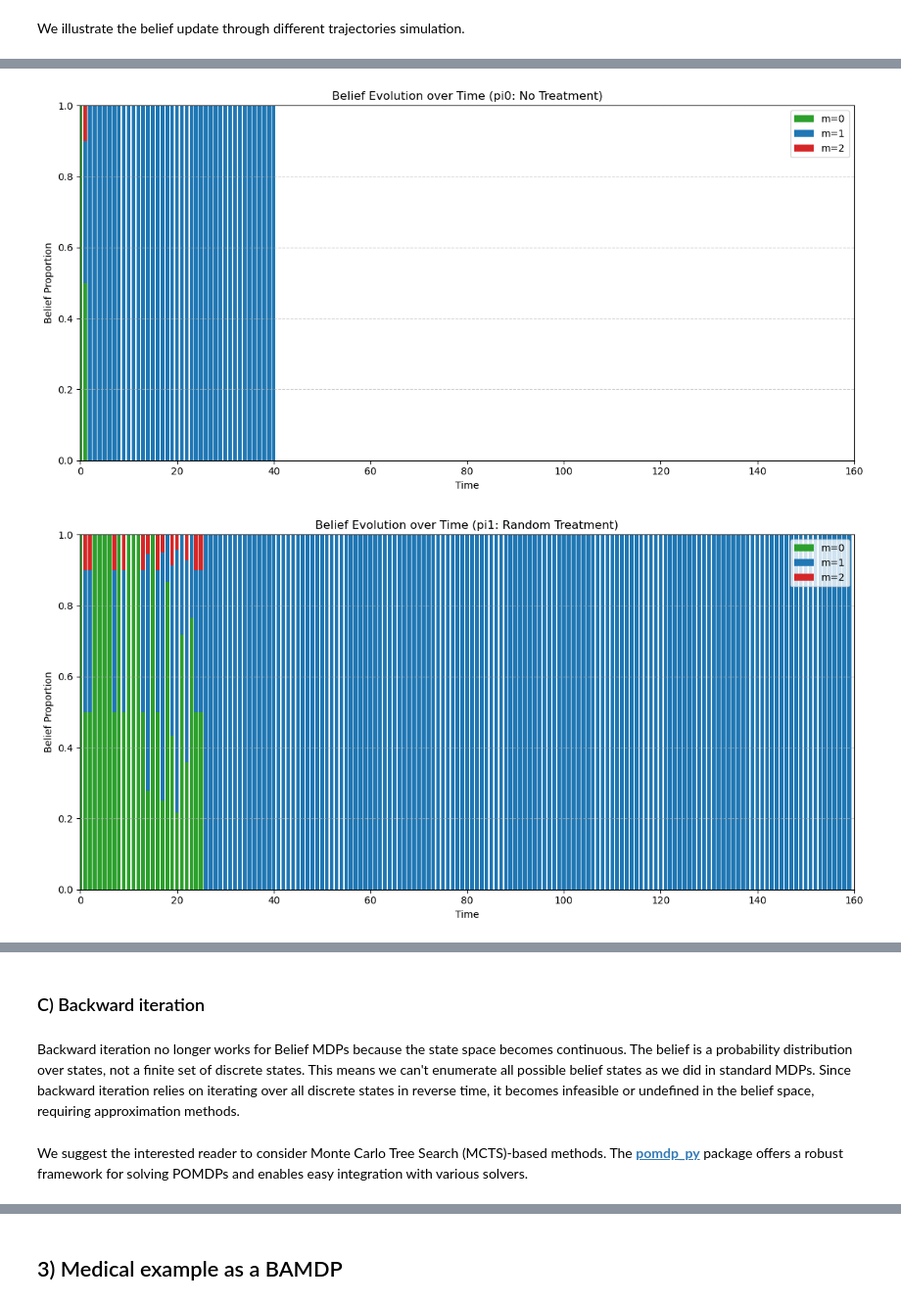
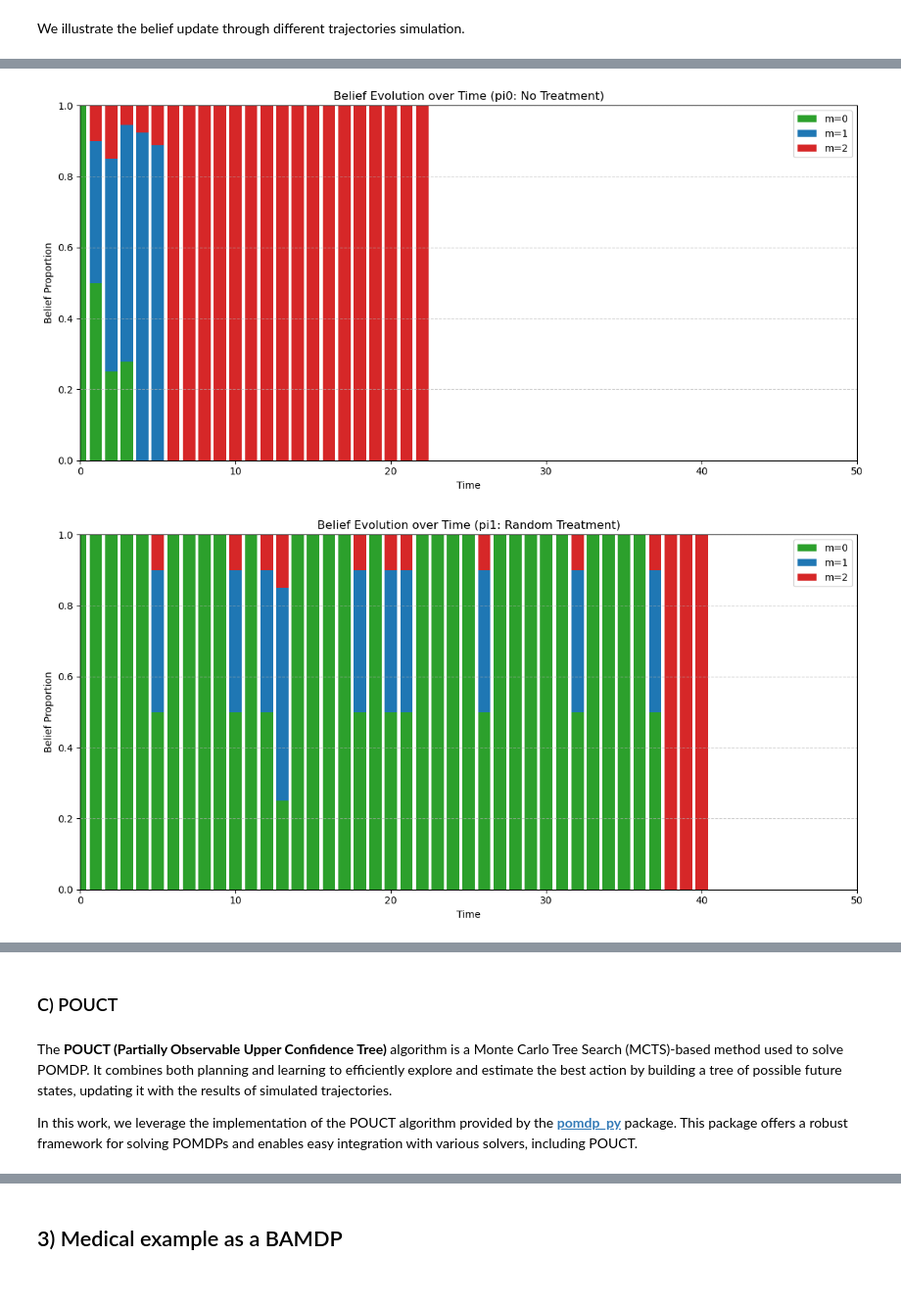
Before and after one commit to orlross/phd_notebook, a Jupyter notebook: Toy Cancer-survey.ipynb, the cells around one changed output, grey strips where cells are left out. Shown at 98% size. Cells and saved outputs as stored; diff of their text form; code cells hidden in the pictures.

```diff
--- a/Toy Cancer-survey.ipynb
+++ b/Toy Cancer-survey.ipynb
@@ -476,11 +606,16 @@ As previously, we encode the POMDP model by specifying its key components: the s
 # %%
 # Define the state space
 D = 40  # Maximum disease progression level
-H = 160  # Horizon
+H = 50  # Horizon
+step = 1 # step for log(zeta)
+xi_max = D # maximal value for log(zeta)
+log_xi_values = np.round(np.arange(0, xi_max + step, step), 2)
 # State space as a list of triplets (m, z, t)
-S = [(0, 0)] \
-    + [(m, z) for m in [1, 2] for z in range(D)] \
-    + [(3, D)]
+S = (
+    [(0, 0.0)]  # rémission
+    + [(m, xi) for m in [1, 2] for xi in log_xi_values]
+    + [(3, xi_max)]  # mort
+)
 
 # Observation space as a list of triplets (y, zflag, t)
 Omega = [(y, 0) for y in range(-2, 42)] + [(D, 1)]
@@ -495,11 +630,11 @@ p_2_0 = 0.1
 
 def observation_prob(s_prime, a, omega):
     """Compute the observation probability O(s', a, omega)."""
-    m_prime, z_prime = s_prime
+    m_prime, xi_prime = s_prime
     y, z = omega
 
     if m_prime != 3:
-        if y in range(z_prime - 2, z_prime + 3) and z == 0:
+        if y in range(int(xi_prime) - 2, int(xi_prime) + 3) and z == 0:
             return 1/5
         else:
             return 0
@@ -508,13 +643,13 @@ def observation_prob(s_prime, a, omega):
 
 def get_obs(s_prime):
     """Compute the observation probability O(s', a, omega)."""
-    m_prime, z_prime = s_prime
+    m_prime, xi_prime = s_prime
 
     if m_prime == 3:
         return (D, 1)
 
     if m_prime != 3:
-        y = np.random.randint(z_prime - 2,z_prime + 3,1)[0]
+        y = np.random.randint(xi_prime - 2,xi_prime + 3,1)[0]
         return (y, 0)
 
 def initialize_belief():
@@ -527,8 +662,8 @@ def initialize_belief():
 
     # All other possible (m, z) pairs get 0
     for m in [1, 2]:
-        for z in range(D):
-            belief[(m, z)] = 0
+        for xi in range(D):
+            belief[(m, xi)] = 0
 
     belief[(3, D)] = 0
 
@@ -544,19 +679,19 @@ def update_belief(belief, a, omega):
         # Terminal observation: certain belief in (3, D)
         new_belief[(0, 0)] = 0.0
         for m in [1, 2]:
-            for z in range(D):
-                new_belief[(m, z)] = 0.0
+            for xi in range(D):
+                new_belief[(m, xi)] = 0.0
         new_belief[(3, D)] = 1.0
 
     else:
-        for (m_prime, z_prime) in S:
-            s_prime = (m_prime, z_prime)
+        for (m_prime, xi_prime) in S:
+            s_prime = (m_prime, xi_prime)
             obs_prob = observation_prob(s_prime, a, omega)
             total = 0.0
-            for (m, z) in belief:
-                s = (m, z)
+            for (m, xi) in belief:
+                s = (m, xi)
                 trans_p = transition_prob(s, a, s_prime)
-                total += trans_p * belief[(m, z)]
+                total += trans_p * belief[(m, xi)]
 
             new_belief[s_prime] = obs_prob * total
 
@@ -733,33 +945,33 @@ def plot_belief_evolution_heatmaps(trajectory, D, title="Belief Evolution of m O
         belief = step["belief"]
         for (m, z), prob in belief.items():
             if m in m_beliefs and (m != 0 or z == 0):
                 m_beliefs[m][t] += prob
 
     # Get stacked values
     m0 = m_beliefs[0]
     m1 = m_beliefs[1]
     m2 = m_beliefs[2]
 
     # Plotting
     x = np.arange(T)
     plt.figure(figsize=(12, 6))
     plt.bar(x, m0, label='m=0', color='tab:green')
     plt.bar(x, m1, bottom=m0, label='m=1', color='tab:blue')
     plt.bar(x, m2, bottom=m0 + m1, label='m=2', color='tab:red')
 
     plt.title(title)
     plt.xlabel("Time")
     plt.ylabel("Belief Proportion")
     #plt.ylim(0, 1)
-    plt.xlim(0, 160)
+    plt.xlim(0, 50)
     plt.legend()
     plt.grid(axis='y', linestyle='--', alpha=0.6)
     plt.tight_layout()
     plt.show()
 
 plot_belief_evolution_heatmaps(traj_0, D=40, title = "Belief Evolution over Time (pi0: No Treatment)")
 plot_belief_evolution_heatmaps(traj_1, D=40, title = "Belief Evolution over Time (pi1: Random Treatment)")
 plot_belief_evolution_heatmaps(traj_2, D=40, title = "Belief Evolution over Time (pi2: Threshold policy)")
 # %% [output]
-[figure, old version]
+[figure, new version]
-[figure, old version]
+[figure, new version]
@@ -767,6 +979,6 @@ plot_belief_evolution_heatmaps(traj_2, D=40, title = "Belief Evolution over Time
 # %% [markdown]
-### C) Backward iteration
+### C) POUCT
-# %% [markdown]
-Backward iteration no longer works for Belief MDPs because the state space becomes continuous. The belief is a probability distribution over states, not a finite set of discrete states. This means we can't enumerate all possible belief states as we did in standard MDPs. Since backward iteration relies on iterating over all discrete states in reverse time, it becomes infeasible or undefined in the belief space, requiring approximation methods.
 # %% [markdown]
-We suggest the interested reader to consider Monte Carlo Tree Search (MCTS)-based methods. The [**pomdp_py**](https://h2r.github.io/pomdp-py/html/examples.tiger.html) package offers a robust framework for solving POMDPs and enables easy integration with various solvers.
+The **POUCT (Partially Observable Upper Confidence Tree)** algorithm is a Monte Carlo Tree Search (MCTS)-based method used to solve POMDP. It combines both planning and learning to efficiently explore and estimate the best action by building a tree of possible future states, updating it with the results of simulated trajectories.
+
+In this work, we leverage the implementation of the POUCT algorithm provided by the [**pomdp_py**](https://h2r.github.io/pomdp-py/html/examples.tiger.html) package. This package offers a robust framework for solving POMDPs and enables easy integration with various solvers, including POUCT.
```
Also changed, not shown: parts of 35 cells of this notebook.
